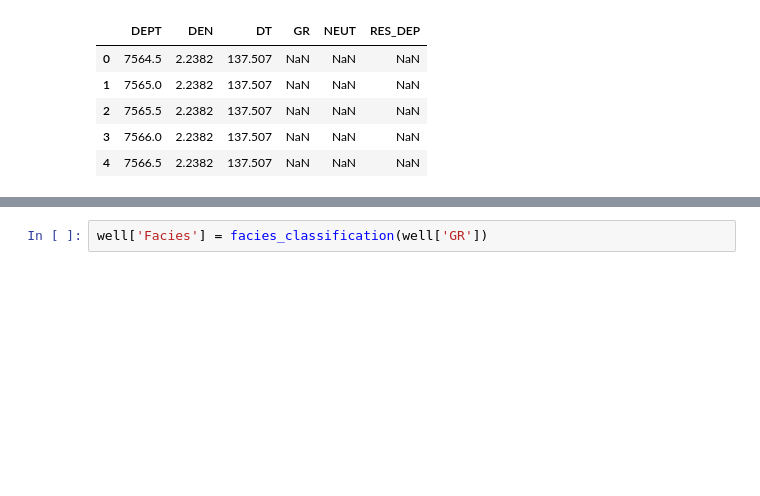
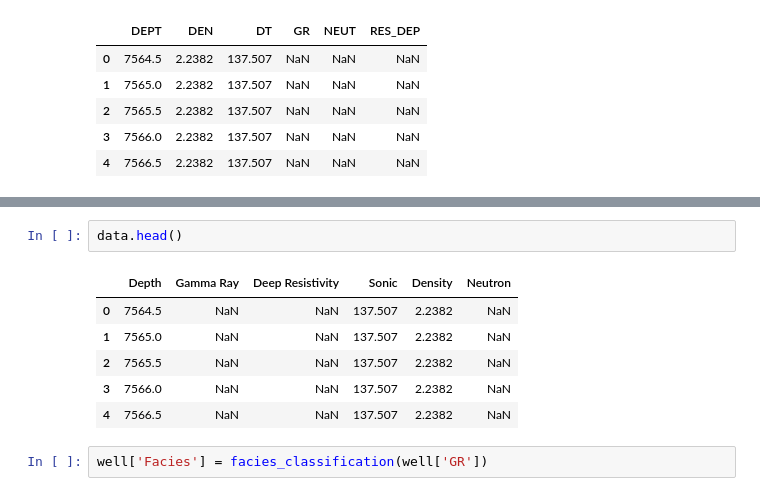
Before and after one commit to Egbetimmy/MSc-Project, a Jupyter notebook: data engineering.ipynb, the cells around one changed output, grey strips where cells are left out. Cells and saved outputs as stored; diff of their text form; blank space fills up the shorter version.

```diff
--- a/data engineering.ipynb
+++ b/data engineering.ipynb
@@ -17,3 +33,12 @@ well.head()
+# %%
+data.head()
+# %% [output]
+|  | Depth | Gamma Ray | Deep Resistivity | Sonic | Density | Neutron |
+| 0 | 7564.5 | NaN | NaN | 137.507 | 2.2382 | NaN |
+| 1 | 7565.0 | NaN | NaN | 137.507 | 2.2382 | NaN |
+| 2 | 7565.5 | NaN | NaN | 137.507 | 2.2382 | NaN |
+| 3 | 7566.0 | NaN | NaN | 137.507 | 2.2382 | NaN |
+| 4 | 7566.5 | NaN | NaN | 137.507 | 2.2382 | NaN |
 # %%
 well['Facies'] = facies_classification(well['GR'])
 # %%
```
Also changed, not shown: parts of 9 cells of this notebook.
